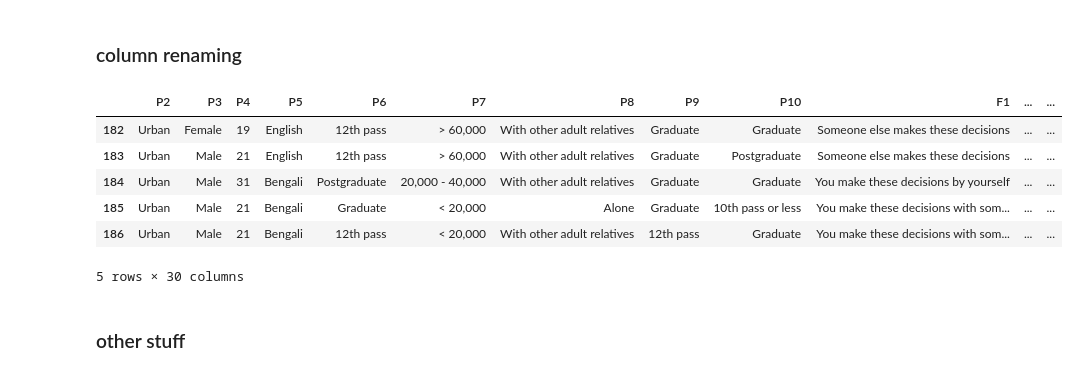
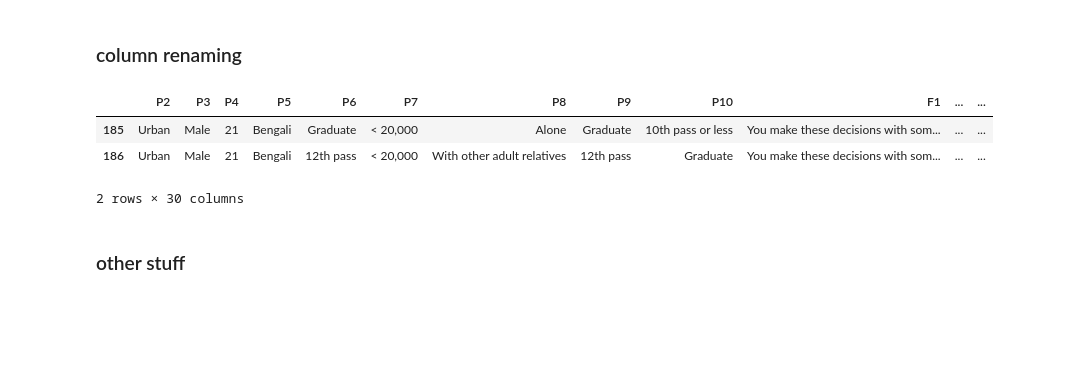
Before and after one commit to Roudranil/Financial-Literacy-project, a Jupyter notebook: eda.ipynb, the cells around one changed output. Cells and saved outputs as stored; diff of their text form; code cells hidden in the pictures; blank space fills up the shorter version.

```diff
--- a/eda.ipynb
+++ b/eda.ipynb
@@ -54,15 +51,12 @@ column_rename = {
 columns = [f"P{i}" for i in range(2,11)] + [f"F{i}" for i in range(1,8)] + ["S1", "A1", "A2"] + [f"K{i}" for i in range(1,12)]
 renamed_data = data.rename(columns=column_rename)[columns].copy()
 # %%
-renamed_data.tail()
+renamed_data.tail(n=2)
 # %% [output]
 |  | P2 | P3 | P4 | P5 | P6 | P7 | P8 | P9 | P10 | F1 | ... | ... |
-| 182 | Urban | Female | 19 | English | 12th pass | > 60,000 | With other adult relatives | Graduate | Graduate | Someone else makes these decisions | ... | ... |
-| 183 | Urban | Male | 21 | English | 12th pass | > 60,000 | With other adult relatives | Graduate | Postgraduate | Someone else makes these decisions | ... | ... |
-| 184 | Urban | Male | 31 | Bengali | Postgraduate | 20,000 - 40,000 | With other adult relatives | Graduate | Graduate | You make these decisions by yourself | ... | ... |
 | 185 | Urban | Male | 21 | Bengali | Graduate | < 20,000 | Alone | Graduate | 10th pass or less | You make these decisions with som... | ... | ... |
 | 186 | Urban | Male | 21 | Bengali | 12th pass | < 20,000 | With other adult relatives | 12th pass | Graduate | You make these decisions with som... | ... | ... |
-5 rows × 30 columns
+2 rows × 30 columns
 # %% [markdown]
 ### other stuff
 # %%
```
Also changed, not shown: parts of 10 cells of this notebook, 2 other files.
